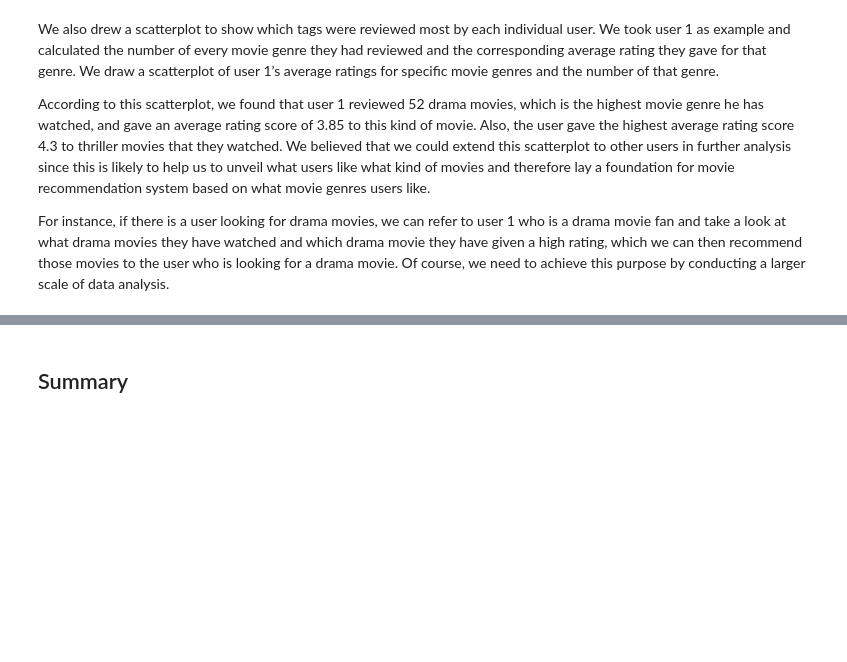
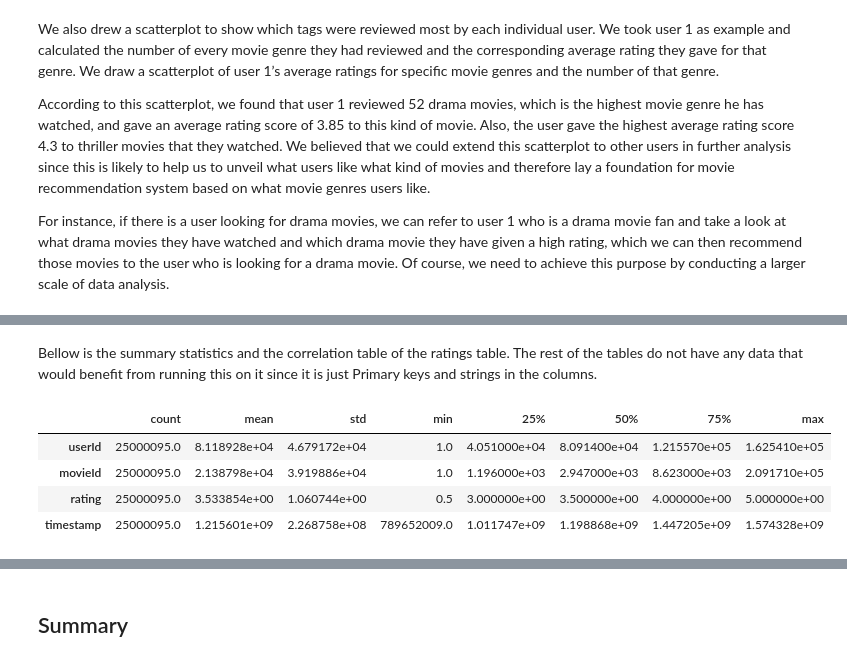
Before and after one commit to rkbhkp/Movie-Recomendation-with-ML, a Jupyter notebook: Project_Evaluation_Form_Milestone_2_Data_Analysis_1.ipynb, the cells around one changed output, grey strips where cells are left out. Drawn from its saved outputs; the diff is of its cells as text; code cells hidden in the pictures; blank space fills up the shorter version.

Commit message:
Added correlation table and summary statistics

```diff
--- a/Project_Evaluation_Form_Milestone_2_Data_Analysis_1.ipynb
+++ b/Project_Evaluation_Form_Milestone_2_Data_Analysis_1.ipynb
@@ -87,3 +87,15 @@ According to this scatterplot, we found that user 1 reviewed 52 drama movies, wh
 For instance, if there is a user looking for drama movies, we can refer to user 1 who is a drama movie fan and take a look at what drama movies they have watched and which drama movie they have given a high rating, which we can then recommend those movies to the user who is looking for a drama movie. Of course, we need to achieve this purpose by conducting a larger scale of data analysis.
 # %% [markdown]
 ![](graph_5.png)
+# %% [markdown]
+Bellow is the summary statistics and the correlation table of the ratings table. The rest of the tables do not have any data that would benefit from running this on it since it is just Primary keys and strings in the columns.
+# %%
+import pandas as pd
+ratings = pd.read_pickle('pickle/ratings.pkl')
+ratings.describe().transpose()
+# %% [output]
+|  | count | mean | std | min | 25% | 50% | 75% | max |
+| userId | 25000095.0 | 8.118928e+04 | 4.679172e+04 | 1.0 | 4.051000e+04 | 8.091400e+04 | 1.215570e+05 | 1.625410e+05 |
+| movieId | 25000095.0 | 2.138798e+04 | 3.919886e+04 | 1.0 | 1.196000e+03 | 2.947000e+03 | 8.623000e+03 | 2.091710e+05 |
+| rating | 25000095.0 | 3.533854e+00 | 1.060744e+00 | 0.5 | 3.000000e+00 | 3.500000e+00 | 4.000000e+00 | 5.000000e+00 |
+| timestamp | 25000095.0 | 1.215601e+09 | 2.268758e+08 | 789652009.0 | 1.011747e+09 | 1.198868e+09 | 1.447205e+09 | 1.574328e+09 |
```
Also changed, not shown: parts of 1 cell of this notebook, 1 other file.
